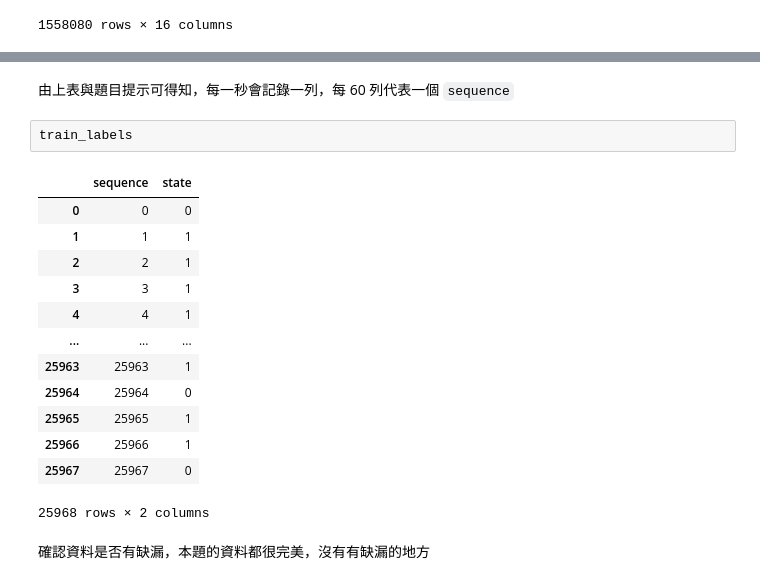
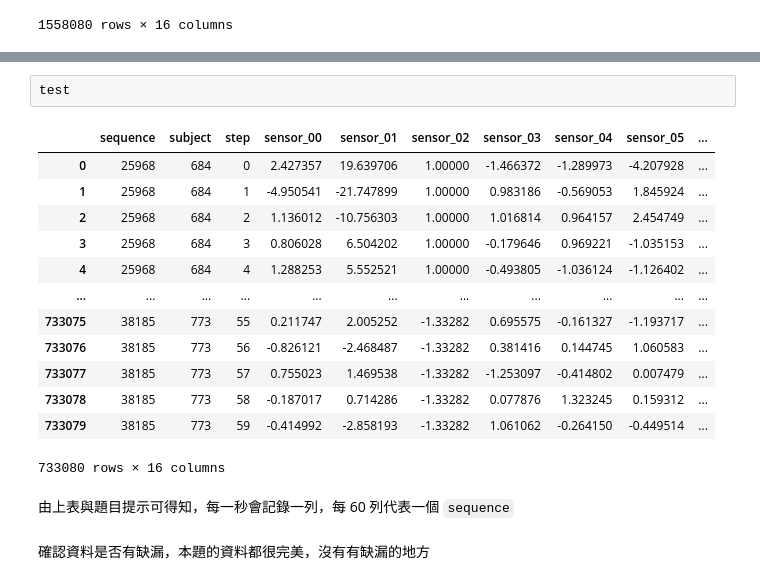
Before and after one commit to BoshiLee/kears_learning, a Jupyter notebook: training_project/tabular_playground_series_Apr_2022/Apr2022.ipynb, the cells around one changed output, grey strips where cells are left out. Saved outputs shown, nothing was run; the diff lists cells and outputs as text.

```diff
--- a/training_project/tabular_playground_series_Apr_2022/Apr2022.ipynb
+++ b/training_project/tabular_playground_series_Apr_2022/Apr2022.ipynb
@@ -46,21 +62,21 @@ train
+# %%
+test
+# %% [output]
+|  | sequence | subject | step | sensor_00 | sensor_01 | sensor_02 | sensor_03 | sensor_04 | sensor_05 | ... |
+| 0 | 25968 | 684 | 0 | 2.427357 | 19.639706 | 1.00000 | -1.466372 | -1.289973 | -4.207928 | ... |
+| 1 | 25968 | 684 | 1 | -4.950541 | -21.747899 | 1.00000 | 0.983186 | -0.569053 | 1.845924 | ... |
+| 2 | 25968 | 684 | 2 | 1.136012 | -10.756303 | 1.00000 | 1.016814 | 0.964157 | 2.454749 | ... |
+| 3 | 25968 | 684 | 3 | 0.806028 | 6.504202 | 1.00000 | -0.179646 | 0.969221 | -1.035153 | ... |
+| 4 | 25968 | 684 | 4 | 1.288253 | 5.552521 | 1.00000 | -0.493805 | -1.036124 | -1.126402 | ... |
+| ... | ... | ... | ... | ... | ... | ... | ... | ... | ... | ... |
+| 733075 | 38185 | 773 | 55 | 0.211747 | 2.005252 | -1.33282 | 0.695575 | -0.161327 | -1.193717 | ... |
+| 733076 | 38185 | 773 | 56 | -0.826121 | -2.468487 | -1.33282 | 0.381416 | 0.144745 | 1.060583 | ... |
+| 733077 | 38185 | 773 | 57 | 0.755023 | 1.469538 | -1.33282 | -1.253097 | -0.414802 | 0.007479 | ... |
+| 733078 | 38185 | 773 | 58 | -0.187017 | 0.714286 | -1.33282 | 0.077876 | 1.323245 | 0.159312 | ... |
+| 733079 | 38185 | 773 | 59 | -0.414992 | -2.858193 | -1.33282 | 1.061062 | -0.264150 | -0.449514 | ... |
+733080 rows × 16 columns
 # %% [markdown]
 由上表與題目提示可得知，每一秒會記錄一列，每 60 列代表一個 `sequence`
-# %%
-train_labels
-# %% [output]
-|  | sequence | state |
-| 0 | 0 | 0 |
-| 1 | 1 | 1 |
-| 2 | 2 | 1 |
-| 3 | 3 | 1 |
-| 4 | 4 | 1 |
-| ... | ... | ... |
-| 25963 | 25963 | 1 |
-| 25964 | 25964 | 0 |
-| 25965 | 25965 | 1 |
-| 25966 | 25966 | 1 |
-| 25967 | 25967 | 0 |
-25968 rows × 2 columns
 # %% [markdown]
 確認資料是否有缺漏，本題的資料都很完美，沒有有缺漏的地方
 # %%
```
Also changed, not shown: parts of 23 cells of this notebook.
